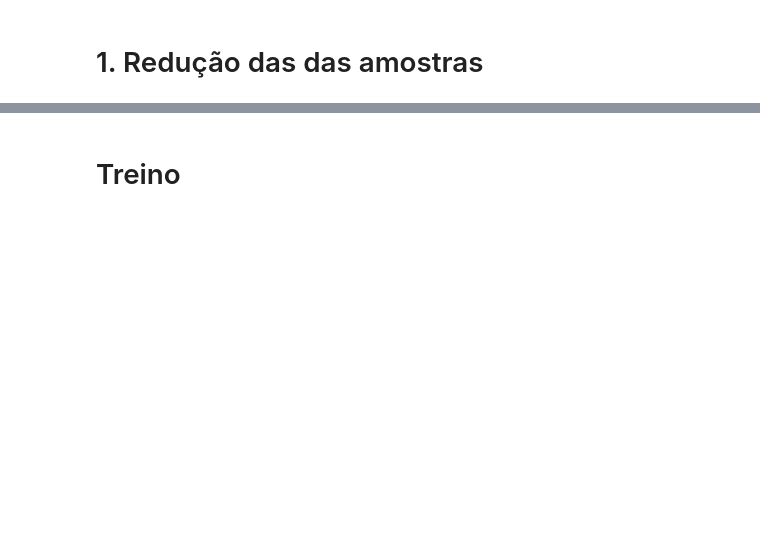
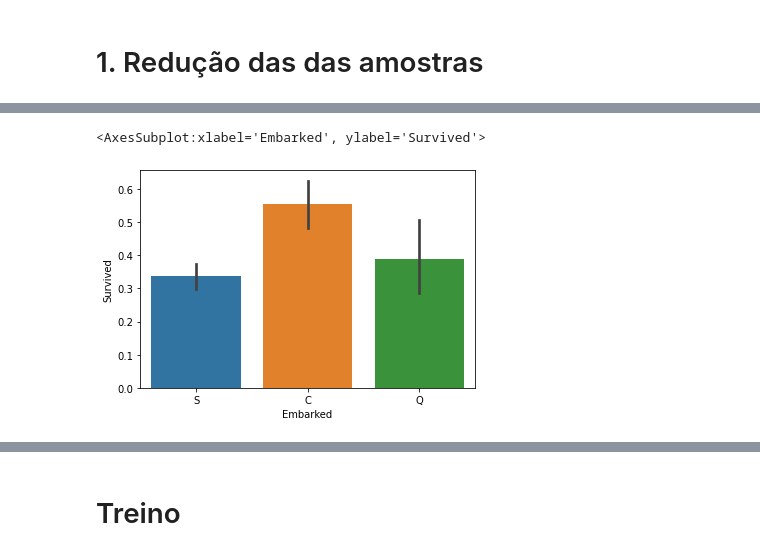
Before and after one commit to ednaldo-neto/deep-learning, a Jupyter notebook: Lista 2.ipynb, the cells around one changed output, grey strips where cells are left out. Cells and saved outputs as stored; diff of their text form; code cells hidden in the pictures; blank space fills up the shorter version.

```diff
--- a/Lista 2.ipynb
+++ b/Lista 2.ipynb
@@ -40,0 +83,5 @@ def clean_data(data):
+# %%
+sns.barplot(x="Embarked", y="Survived", data=data)
+# %% [output]
+<AxesSubplot:xlabel='Embarked', ylabel='Survived'>
+[figure, added]
```
Also changed, not shown: parts of 20 cells of this notebook.
